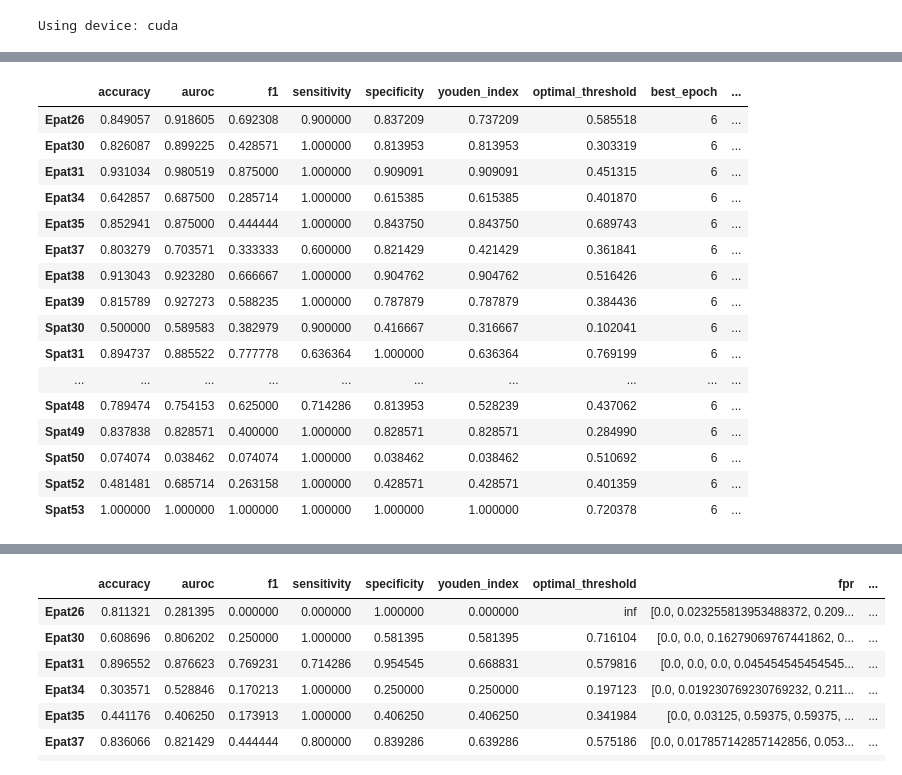
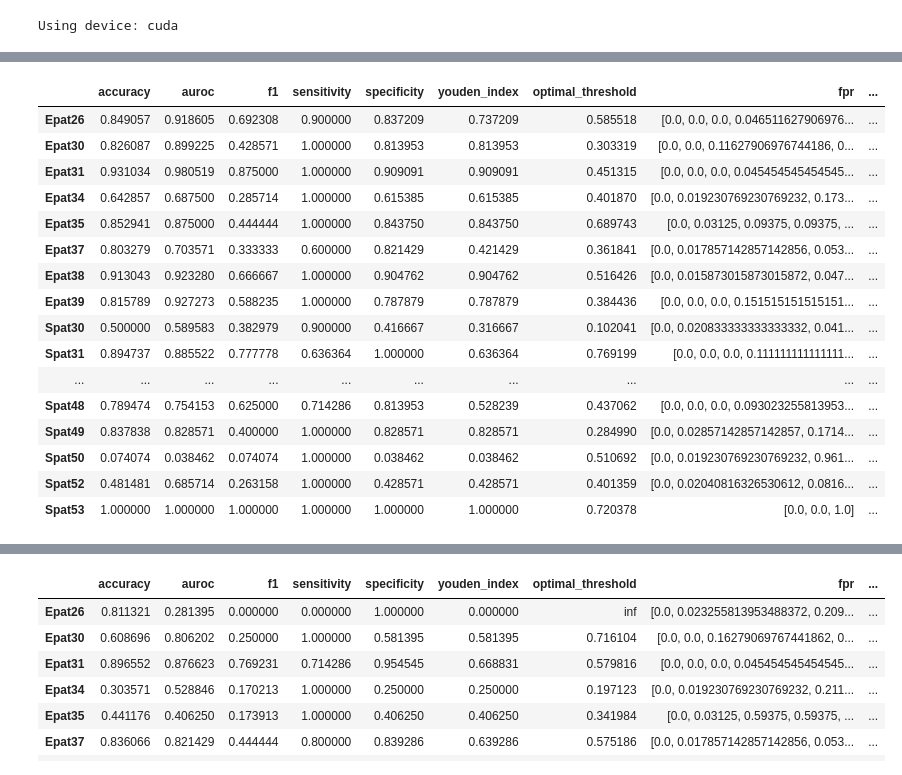
Before and after one commit to witherscp/SPES_Transformer, a Jupyter notebook: notebooks/testing.ipynb, the cells around one changed output, grey strips where cells are left out. Cells and saved outputs as stored; diff of their text form; code cells hidden in the pictures.

```diff
--- a/notebooks/testing.ipynb
+++ b/notebooks/testing.ipynb
@@ -106,23 +71,26 @@ for model_path in list(experiments_dir.glob('*model_Fusion_seed_1_final_epoch_6.
 # %%
 fusion_df = pd.read_csv('../results/Fusion_results_final_seed_1.csv', index_col=0)
 fusion_df.sort_index(inplace=True)
 fusion_df.drop(index='Spat55', inplace=True)  # subject has no SOZ electrodes
+fusion_df['fpr'] = fusion_df['fpr'].apply(lambda x: np.array(ast.literal_eval(x), dtype=float))
+fusion_df['tpr'] = fusion_df['tpr'].apply(lambda x: np.array(ast.literal_eval(x), dtype=float))
+fusion_metric_dict = fusion_df.to_dict(orient='index')
 fusion_df
 # %% [output]
-|  | accuracy | auroc | f1 | sensitivity | specificity | youden_index | optimal_threshold | best_epoch | ... |
-| Epat26 | 0.849057 | 0.918605 | 0.692308 | 0.900000 | 0.837209 | 0.737209 | 0.585518 | 6 | ... |
-| Epat30 | 0.826087 | 0.899225 | 0.428571 | 1.000000 | 0.813953 | 0.813953 | 0.303319 | 6 | ... |
-| Epat31 | 0.931034 | 0.980519 | 0.875000 | 1.000000 | 0.909091 | 0.909091 | 0.451315 | 6 | ... |
-| Epat34 | 0.642857 | 0.687500 | 0.285714 | 1.000000 | 0.615385 | 0.615385 | 0.401870 | 6 | ... |
-| Epat35 | 0.852941 | 0.875000 | 0.444444 | 1.000000 | 0.843750 | 0.843750 | 0.689743 | 6 | ... |
-| Epat37 | 0.803279 | 0.703571 | 0.333333 | 0.600000 | 0.821429 | 0.421429 | 0.361841 | 6 | ... |
-| Epat38 | 0.913043 | 0.923280 | 0.666667 | 1.000000 | 0.904762 | 0.904762 | 0.516426 | 6 | ... |
-| Epat39 | 0.815789 | 0.927273 | 0.588235 | 1.000000 | 0.787879 | 0.787879 | 0.384436 | 6 | ... |
-| Spat30 | 0.500000 | 0.589583 | 0.382979 | 0.900000 | 0.416667 | 0.316667 | 0.102041 | 6 | ... |
-| Spat31 | 0.894737 | 0.885522 | 0.777778 | 0.636364 | 1.000000 | 0.636364 | 0.769199 | 6 | ... |
+|  | accuracy | auroc | f1 | sensitivity | specificity | youden_index | optimal_threshold | fpr | ... |
+| Epat26 | 0.849057 | 0.918605 | 0.692308 | 0.900000 | 0.837209 | 0.737209 | 0.585518 | [0.0, 0.0, 0.0, 0.046511627906976... | ... |
+| Epat30 | 0.826087 | 0.899225 | 0.428571 | 1.000000 | 0.813953 | 0.813953 | 0.303319 | [0.0, 0.0, 0.11627906976744186, 0... | ... |
+| Epat31 | 0.931034 | 0.980519 | 0.875000 | 1.000000 | 0.909091 | 0.909091 | 0.451315 | [0.0, 0.0, 0.0, 0.045454545454545... | ... |
+| Epat34 | 0.642857 | 0.687500 | 0.285714 | 1.000000 | 0.615385 | 0.615385 | 0.401870 | [0.0, 0.019230769230769232, 0.173... | ... |
+| Epat35 | 0.852941 | 0.875000 | 0.444444 | 1.000000 | 0.843750 | 0.843750 | 0.689743 | [0.0, 0.03125, 0.09375, 0.09375, ... | ... |
+| Epat37 | 0.803279 | 0.703571 | 0.333333 | 0.600000 | 0.821429 | 0.421429 | 0.361841 | [0.0, 0.017857142857142856, 0.053... | ... |
+| Epat38 | 0.913043 | 0.923280 | 0.666667 | 1.000000 | 0.904762 | 0.904762 | 0.516426 | [0.0, 0.015873015873015872, 0.047... | ... |
+| Epat39 | 0.815789 | 0.927273 | 0.588235 | 1.000000 | 0.787879 | 0.787879 | 0.384436 | [0.0, 0.0, 0.0, 0.151515151515151... | ... |
+| Spat30 | 0.500000 | 0.589583 | 0.382979 | 0.900000 | 0.416667 | 0.316667 | 0.102041 | [0.0, 0.020833333333333332, 0.041... | ... |
+| Spat31 | 0.894737 | 0.885522 | 0.777778 | 0.636364 | 1.000000 | 0.636364 | 0.769199 | [0.0, 0.0, 0.0, 0.111111111111111... | ... |
 | ... | ... | ... | ... | ... | ... | ... | ... | ... | ... |
-| Spat48 | 0.789474 | 0.754153 | 0.625000 | 0.714286 | 0.813953 | 0.528239 | 0.437062 | 6 | ... |
-| Spat49 | 0.837838 | 0.828571 | 0.400000 | 1.000000 | 0.828571 | 0.828571 | 0.284990 | 6 | ... |
-| Spat50 | 0.074074 | 0.038462 | 0.074074 | 1.000000 | 0.038462 | 0.038462 | 0.510692 | 6 | ... |
-| Spat52 | 0.481481 | 0.685714 | 0.263158 | 1.000000 | 0.428571 | 0.428571 | 0.401359 | 6 | ... |
-| Spat53 | 1.000000 | 1.000000 | 1.000000 | 1.000000 | 1.000000 | 1.000000 | 0.720378 | 6 | ... |
+| Spat48 | 0.789474 | 0.754153 | 0.625000 | 0.714286 | 0.813953 | 0.528239 | 0.437062 | [0.0, 0.0, 0.0, 0.093023255813953... | ... |
+| Spat49 | 0.837838 | 0.828571 | 0.400000 | 1.000000 | 0.828571 | 0.828571 | 0.284990 | [0.0, 0.02857142857142857, 0.1714... | ... |
+| Spat50 | 0.074074 | 0.038462 | 0.074074 | 1.000000 | 0.038462 | 0.038462 | 0.510692 | [0.0, 0.019230769230769232, 0.961... | ... |
+| Spat52 | 0.481481 | 0.685714 | 0.263158 | 1.000000 | 0.428571 | 0.428571 | 0.401359 | [0.0, 0.02040816326530612, 0.0816... | ... |
+| Spat53 | 1.000000 | 1.000000 | 1.000000 | 1.000000 | 1.000000 | 1.000000 | 0.720378 | [0.0, 0.0, 1.0] | ... |
```
Also changed, not shown: parts of 10 cells of this notebook.
